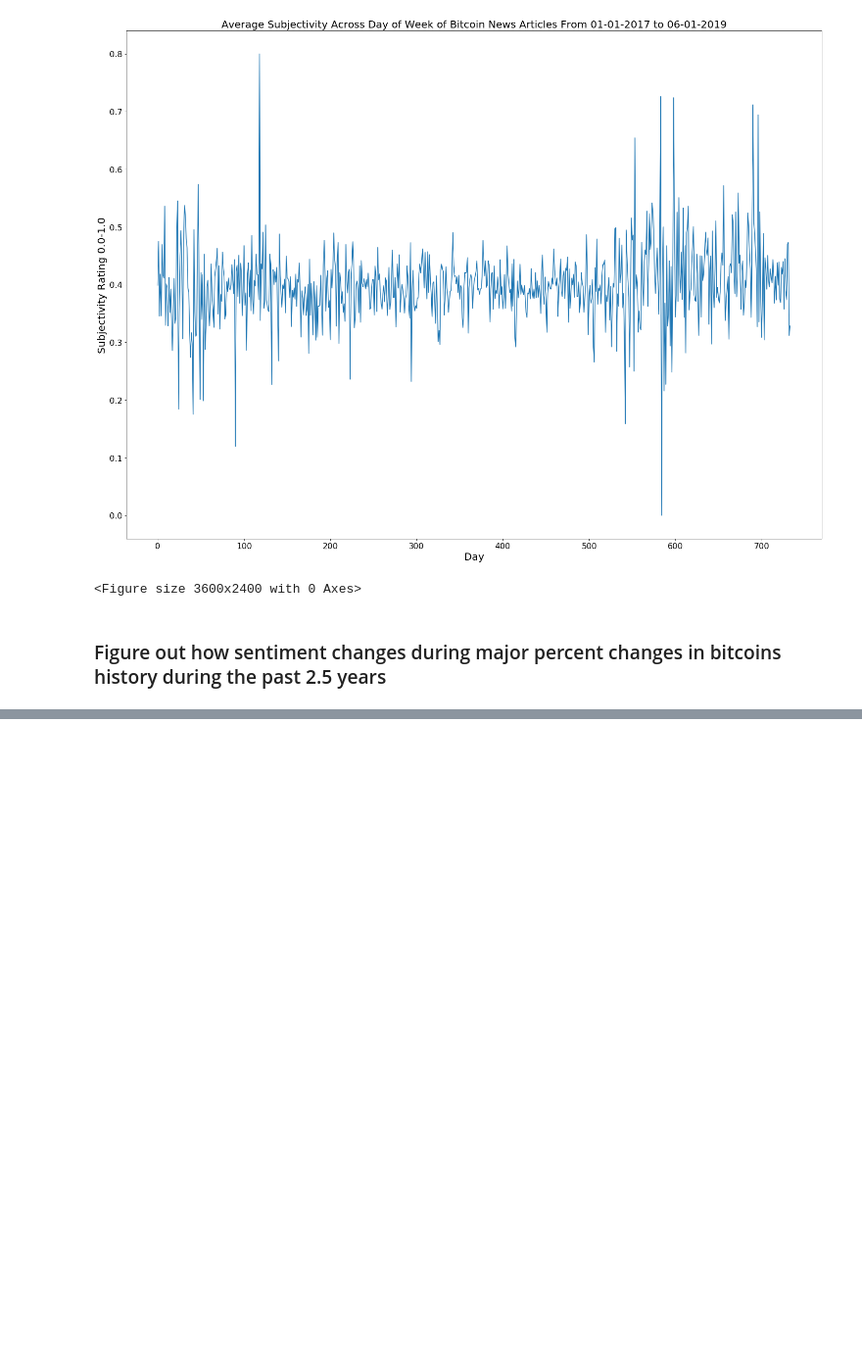
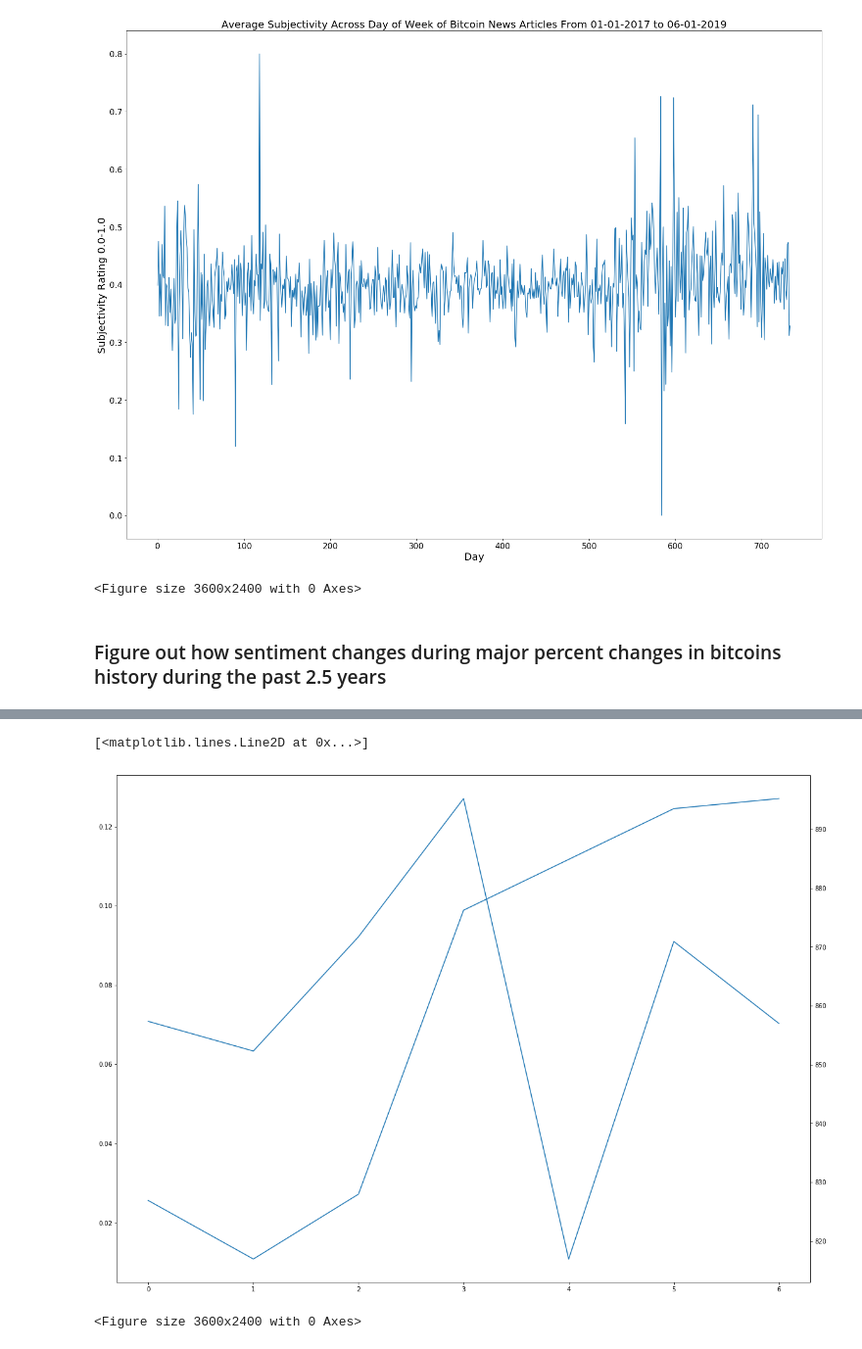
Before and after one commit to MohammadBakir/Bitcoin-Price-Prediction, a Jupyter notebook: sentiment_analysis/bitcoin_news_sentiment_analysis.ipynb, the cells around one changed output, grey strips where cells are left out. Shown at 98% size. Drawn from its saved outputs; the diff is of its cells as text; code cells hidden in the pictures; blank space fills up the shorter version.

Commit message:
Graph Sentiment Against Price of Bigesst Price Changes
Graphed Sentiment Vs Price Change

```diff
--- a/sentiment_analysis/bitcoin_news_sentiment_analysis.ipynb
+++ b/sentiment_analysis/bitcoin_news_sentiment_analysis.ipynb
@@ -173,3 +169,9 @@ graph_sentiment(mean_sentiment_subjectivity_across_days_without_num['article_sub
 <Figure size 3600x2400 with 0 Axes>
 # %% [markdown]
 ### Figure out how sentiment changes during major percent changes in bitcoins history during the past 2.5 years
+# %%
+with open('../crypto_currency_and_market_value_history/data/largest_positive_change_bins_values_and_dates.pickle', 'rb') as file:
+     largest_positive_change_bins_values_and_dates = pickle.load(file)
+
+with open('../crypto_currency_and_market_value_history/data/largest_negative_change_bins_values_and_dates.pickle', 'rb') as file:
+     largest_negative_change_bins_values_and_dates = pickle.load(file)
@@ -175,0 +194,4 @@ graph_sentiment(mean_sentiment_subjectivity_across_days_without_num['article_sub
+# %%
+#Reset Column Index of Sentiment and Subjectivity Dataframes
+mean_sentiment_subjectivity_across_days_with_num.reset_index(inplace=True)
+mean_sentiment_subjectivity_across_days_without_num.reset_index(inplace=True)
@@ -175,0 +226,6 @@ graph_sentiment(mean_sentiment_subjectivity_across_days_without_num['article_sub
+# %%
+#Open average daily bitcoin price dataframe
+with open('../crypto_currency_and_market_value_history/data/average_daily_bitcoin_price_2_5_years.pickle', 'rb') as file:
+     average_daily_bitcoin_price_2_5_years = pickle.load(file)
+# %%
+test_2 = average_daily_bitcoin_price_2_5_years.loc[mean_sentiment_subjectivity_across_days_with_num.loc[sentiment_indexs_largest_postive_change[0]]['date'].index[:]]['weighted price']
@@ -175,0 +243,23 @@ graph_sentiment(mean_sentiment_subjectivity_across_days_without_num['article_sub
+# %%
+fig, ax1 = plt.subplots(figsize=(20, 15));
+color = 'tab:red'
+
+plt.figure(dpi=600);
+
+test = mean_sentiment_subjectivity_across_days_with_num.iloc[sentiment_indexs_largest_postive_change[0]]['article_polarity_neg_pos']
+
+x_axis = [x for x in range(len(test))]
+ax1.set_xlabel('Day')
+ax1.set_ylabel('sentiment -1.0-1.0', color=color)
+ax1.tick_params(axis='y', labelcolor=color)
+
+
+ax1.plot(x_axis,test)
+
+ax2 = ax1.twinx()
+
+ax2.plot(x_axis,test_2)
+# %% [output]
+[<matplotlib.lines.Line2D at 0x...>]
+[figure, added]
+<Figure size 3600x2400 with 0 Axes>
```
Also changed, not shown: parts of 10 cells of this notebook, 2 other files.
